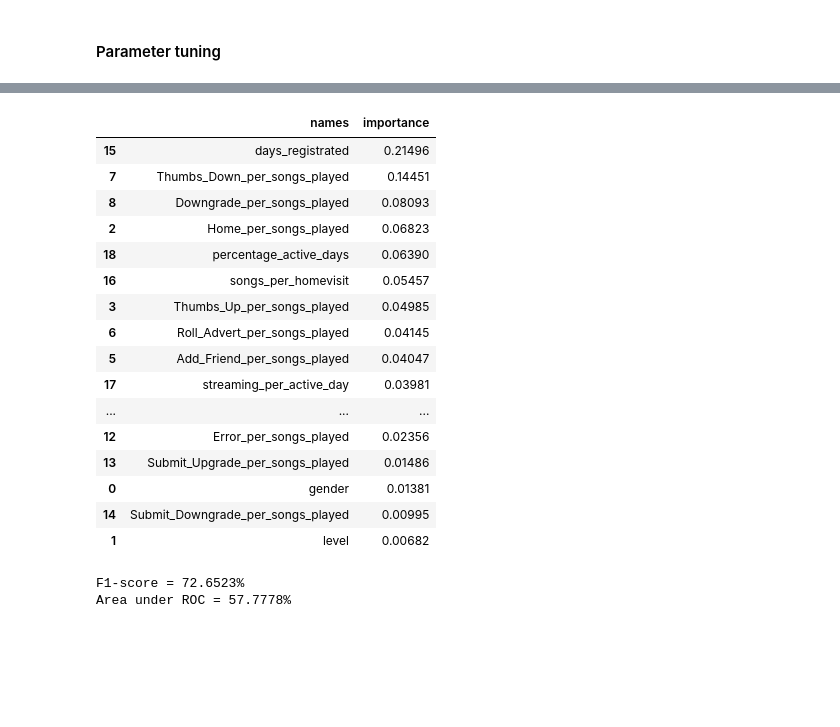
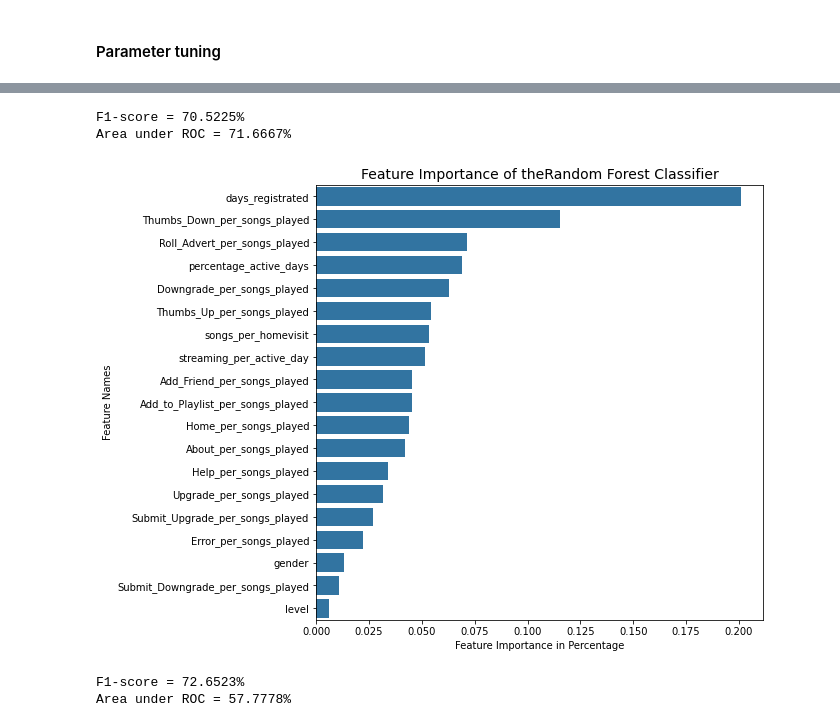
Before and after one commit to LeopoldWalther/SparkChurnDetection, a Jupyter notebook: Sparkify.ipynb, the cells around one changed output, grey strips where cells are left out. Saved outputs shown, nothing was run; the diff lists cells and outputs as text; code cells hidden in the pictures; blank space fills up the shorter version.

```diff
--- a/Sparkify.ipynb
+++ b/Sparkify.ipynb
@@ -1543,3 +1525,3 @@ def create_train_test_split(data_processed, percentage_train):
 # %%
-# split processed data into training and test data
-data_training, data_test = create_train_test_split(data_processed, 0.8)
+# runt the complete process from preparing data to training and test data
+data_training, data_test = data_preparation(user_log)
@@ -1598,6 +1531,12 @@ def data_preparation(user_log):
 def evaluate_model(results):
     '''
     Function to evaluate prediction of model using F1 score and area under ROC
+
+    args:
+        results (pyspark dataframe): Results from predicting classes with trained model on test data
+
+    returns:
+        prints out F1-Score and Area under ROC for given results
     '''
 
     f1_evaluator = MulticlassClassificationEvaluator(metricName='f1')
@@ -1754,39 +1661,20 @@ feature_names
-# %%
-def create_feature_importance_df(numerical_columns, bestPipeline):
-    '''
-    Function to create a dataframe with feature importance calculated via RandomForestClassifier
-    '''
-
-    feature_names = ['gender', 'level'] + numerical_columns
-    feature_importance = []
-
-    for i in range(len(bestPipeline.stages[0].featureImportances)):
-        feature_importance.append(round(bestPipeline.stages[0].featureImportances[i],5))
-
-
-    importance = {'names':feature_names, 'importance': feature_importance}
-    df = pd.DataFrame(importance)
-
-    return df
-# %%
-importance_df = create_feature_importance_df(numerical_columns, bestPipeline)
-importance_df.sort_values('importance', ascending=False)
-# %% [output]
-|  | names | importance |
-| 15 | days_registrated | 0.21496 |
-| 7 | Thumbs_Down_per_songs_played | 0.14451 |
-| 8 | Downgrade_per_songs_played | 0.08093 |
-| 2 | Home_per_songs_played | 0.06823 |
-| 18 | percentage_active_days | 0.06390 |
-| 16 | songs_per_homevisit | 0.05457 |
-| 3 | Thumbs_Up_per_songs_played | 0.04985 |
-| 6 | Roll_Advert_per_songs_played | 0.04145 |
-| 5 | Add_Friend_per_songs_played | 0.04047 |
-| 17 | streaming_per_active_day | 0.03981 |
-| ... | ... | ... |
-| 12 | Error_per_songs_played | 0.02356 |
-| 13 | Submit_Upgrade_per_songs_played | 0.01486 |
-| 0 | gender | 0.01381 |
-| 14 | Submit_Downgrade_per_songs_played | 0.00995 |
-| 1 | level | 0.00682 |
+# %%
+# find best parameter tuning for random forest optimizing for f1
+rf = RandomForestClassifier()
+
+paramGrid_rf = ParamGridBuilder() \
+    .addGrid(rf.numTrees, [25, 50, 75]) \
+    .addGrid(rf.maxBins, [16, 48]) \
+    .addGrid(rf.maxDepth, [10, 15, 30]) \
+    .build()
+
+bestPipeline_rf = find_best_model_paramters(rf, data_training, data_test, paramGrid_rf)
+# %% [output]
+F1-score = 70.5225%
+Area under ROC = 71.6667%
+# %%
+importance_rf_df = create_feature_importance_df(numerical_columns, bestPipeline_rf)
+plot_feature_importance(importance_rf_df, 'Random Forest Classifier')
+# %% [output]
+[figure, added]
 # %%
```
Also changed, not shown: parts of 33 cells of this notebook.
